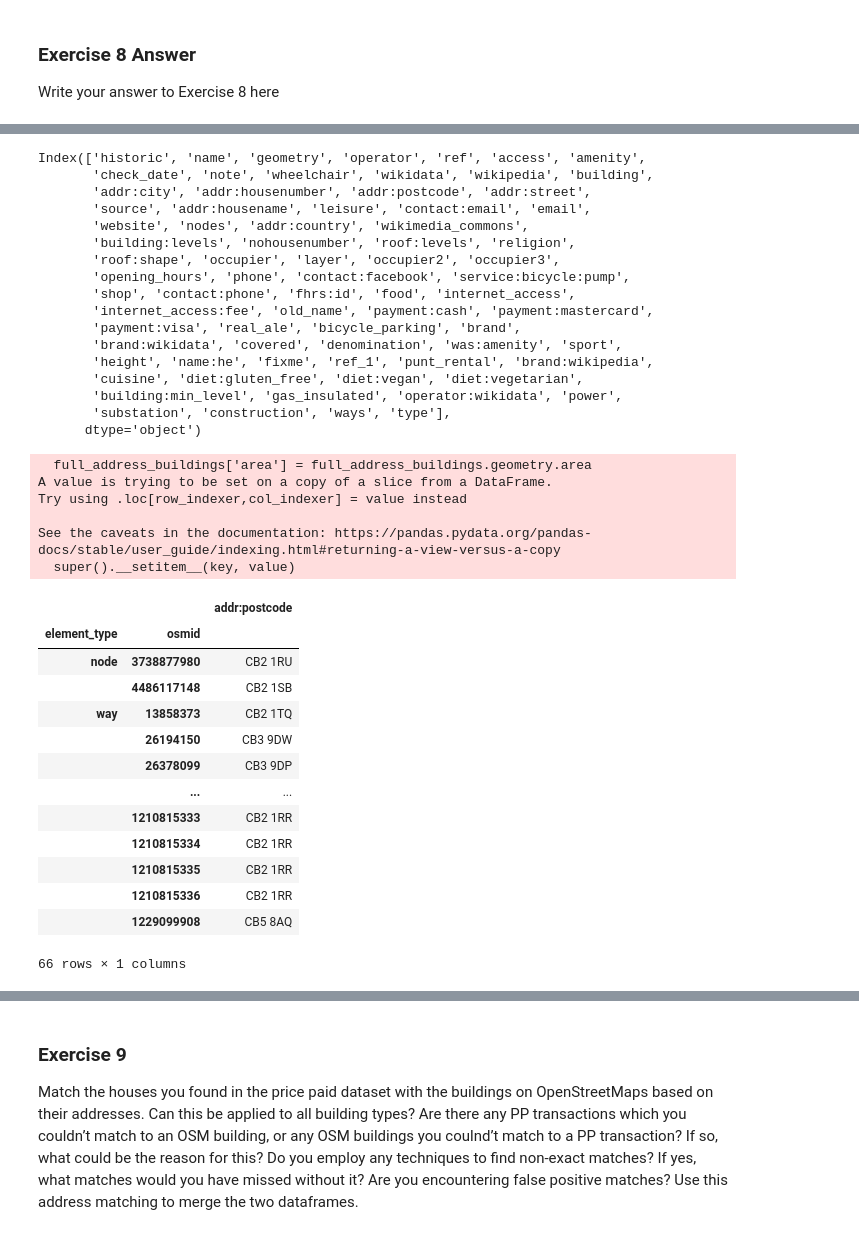
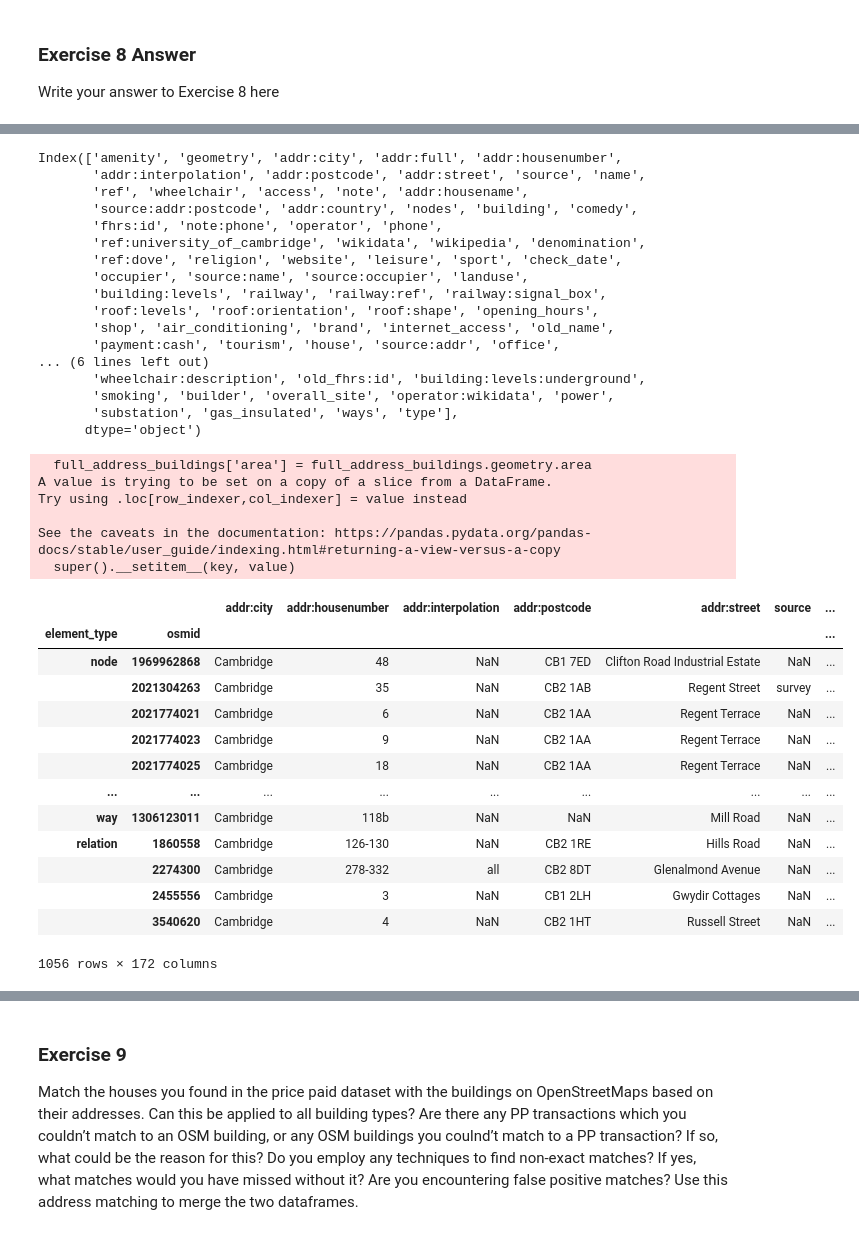
Before and after one commit to Pidongg/pz286_ads_2024, a Jupyter notebook: _notebooks/02-access-assess-geospatial.ipynb, the cells around one changed output, grey strips where cells are left out. Saved outputs shown, nothing was run; the diff lists cells and outputs as text; code cells hidden in the pictures.

```diff
--- a/_notebooks/02-access-assess-geospatial.ipynb
+++ b/_notebooks/02-access-assess-geospatial.ipynb
@@ -942,8 +938,8 @@ Write your answer to Exercise 8 here
 # %%
 # Use this box for any code you need
 
-north = 52.2054 + 0.5/111
-south = 52.2054 - 0.5/111
-west = 0.1132 - 0.5/111
-east = 0.1132 + 0.5/111
+north = latitude + 1/111
+south = latitude - 1/111
+west = longitude - 1/111
+east = longitude + 1/111
 new_pois = ox.geometries_from_bbox(north, south, east, west, {'building': True})
@@ -950,47 +963,47 @@ new_pois = ox.geometries_from_bbox(north, south, east, west, {'building': True})
 # %%
 new_pois.columns
 # %% [output]
-Index(['historic', 'name', 'geometry', 'operator', 'ref', 'access', 'amenity',
-       'check_date', 'note', 'wheelchair', 'wikidata', 'wikipedia', 'building',
-       'addr:city', 'addr:housenumber', 'addr:postcode', 'addr:street',
-       'source', 'addr:housename', 'leisure', 'contact:email', 'email',
-       'website', 'nodes', 'addr:country', 'wikimedia_commons',
-       'building:levels', 'nohousenumber', 'roof:levels', 'religion',
-       'roof:shape', 'occupier', 'layer', 'occupier2', 'occupier3',
-       'opening_hours', 'phone', 'contact:facebook', 'service:bicycle:pump',
-       'shop', 'contact:phone', 'fhrs:id', 'food', 'internet_access',
-       'internet_access:fee', 'old_name', 'payment:cash', 'payment:mastercard',
-       'payment:visa', 'real_ale', 'bicycle_parking', 'brand',
-       'brand:wikidata', 'covered', 'denomination', 'was:amenity', 'sport',
-       'height', 'name:he', 'fixme', 'ref_1', 'punt_rental', 'brand:wikipedia',
-       'cuisine', 'diet:gluten_free', 'diet:vegan', 'diet:vegetarian',
-       'building:min_level', 'gas_insulated', 'operator:wikidata', 'power',
-       'substation', 'construction', 'ways', 'type'],
+Index(['amenity', 'geometry', 'addr:city', 'addr:full', 'addr:housenumber',
+       'addr:interpolation', 'addr:postcode', 'addr:street', 'source', 'name',
+       'ref', 'wheelchair', 'access', 'note', 'addr:housename',
+       'source:addr:postcode', 'addr:country', 'nodes', 'building', 'comedy',
+       'fhrs:id', 'note:phone', 'operator', 'phone',
+       'ref:university_of_cambridge', 'wikidata', 'wikipedia', 'denomination',
+       'ref:dove', 'religion', 'website', 'leisure', 'sport', 'check_date',
+       'occupier', 'source:name', 'source:occupier', 'landuse',
+       'building:levels', 'railway', 'railway:ref', 'railway:signal_box',
+       'roof:levels', 'roof:orientation', 'roof:shape', 'opening_hours',
+       'shop', 'air_conditioning', 'brand', 'internet_access', 'old_name',
+       'payment:cash', 'tourism', 'house', 'source:addr', 'office',
+... (6 lines left out)
+       'wheelchair:description', 'old_fhrs:id', 'building:levels:underground',
+       'smoking', 'builder', 'overall_site', 'operator:wikidata', 'power',
+       'substation', 'gas_insulated', 'ways', 'type'],
       dtype='object')
 # %%
-full_address_buildings = new_pois[new_pois['addr:postcode'].notna()]
+full_address_buildings = new_pois[new_pois['addr:housenumber'].notna() & new_pois['addr:street'].notna()]
 full_address_buildings['area'] = full_address_buildings.geometry.area
 full_address_buildings['area'] = full_address_buildings['area']*111*111*1000*1000
-full_address_buildings[['addr:postcode']]
+full_address_buildings
 # %% [output]
   full_address_buildings['area'] = full_address_buildings.geometry.area
 A value is trying to be set on a copy of a slice from a DataFrame.
 Try using .loc[row_indexer,col_indexer] = value instead
 
 See the caveats in the documentation: https://pandas.pydata.org/pandas-docs/stable/user_guide/indexing.html#returning-a-view-versus-a-copy
   super().__setitem__(key, value)
-|  |  | addr:postcode |
-| element_type | osmid |  |
-| node | 3738877980 | CB2 1RU |
-|  | 4486117148 | CB2 1SB |
-| way | 13858373 | CB2 1TQ |
-|  | 26194150 | CB3 9DW |
-|  | 26378099 | CB3 9DP |
-|  | ... | ... |
-|  | 1210815333 | CB2 1RR |
-|  | 1210815334 | CB2 1RR |
-|  | 1210815335 | CB2 1RR |
-|  | 1210815336 | CB2 1RR |
-|  | 1229099908 | CB5 8AQ |
+|  |  | addr:city | addr:housenumber | addr:interpolation | addr:postcode | addr:street | source | ... |
+| element_type | osmid |  |  |  |  |  |  | ... |
+| node | 1969962868 | Cambridge | 48 | NaN | CB1 7ED | Clifton Road Industrial Estate | NaN | ... |
+|  | 2021304263 | Cambridge | 35 | NaN | CB2 1AB | Regent Street | survey | ... |
+|  | 2021774021 | Cambridge | 6 | NaN | CB2 1AA | Regent Terrace | NaN | ... |
+|  | 2021774023 | Cambridge | 9 | NaN | CB2 1AA | Regent Terrace | NaN | ... |
+|  | 2021774025 | Cambridge | 18 | NaN | CB2 1AA | Regent Terrace | NaN | ... |
+| ... | ... | ... | ... | ... | ... | ... | ... | ... |
+| way | 1306123011 | Cambridge | 118b | NaN | NaN | Mill Road | NaN | ... |
+| relation | 1860558 | Cambridge | 126-130 | NaN | CB2 1RE | Hills Road | NaN | ... |
+|  | 2274300 | Cambridge | 278-332 | all | CB2 8DT | Glenalmond Avenue | NaN | ... |
+|  | 2455556 | Cambridge | 3 | NaN | CB1 2LH | Gwydir Cottages | NaN | ... |
+|  | 3540620 | Cambridge | 4 | NaN | CB2 1HT | Russell Street | NaN | ... |
-66 rows × 1 columns
+1056 rows × 172 columns
 # %%
```
Also changed, not shown: parts of 42 cells of this notebook.
